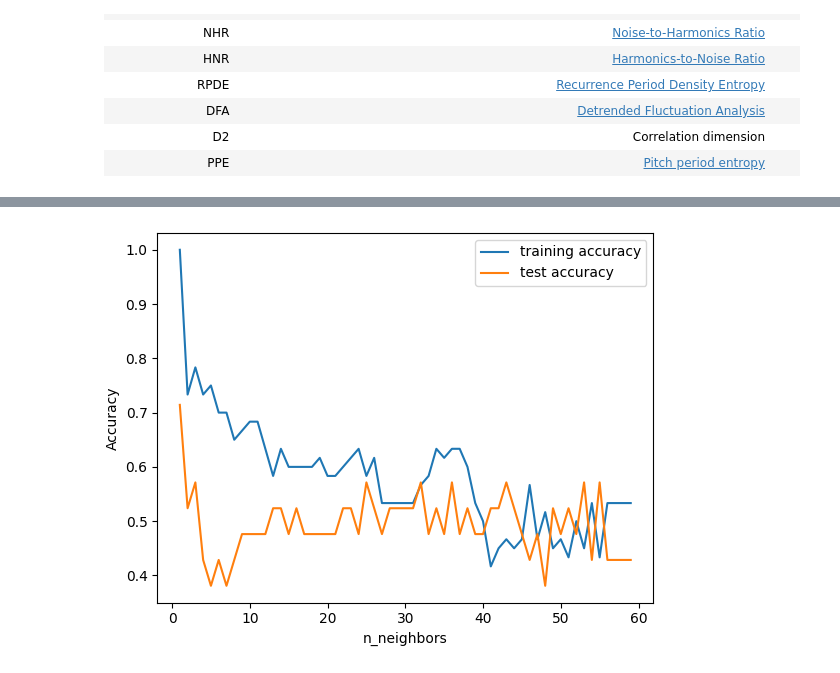
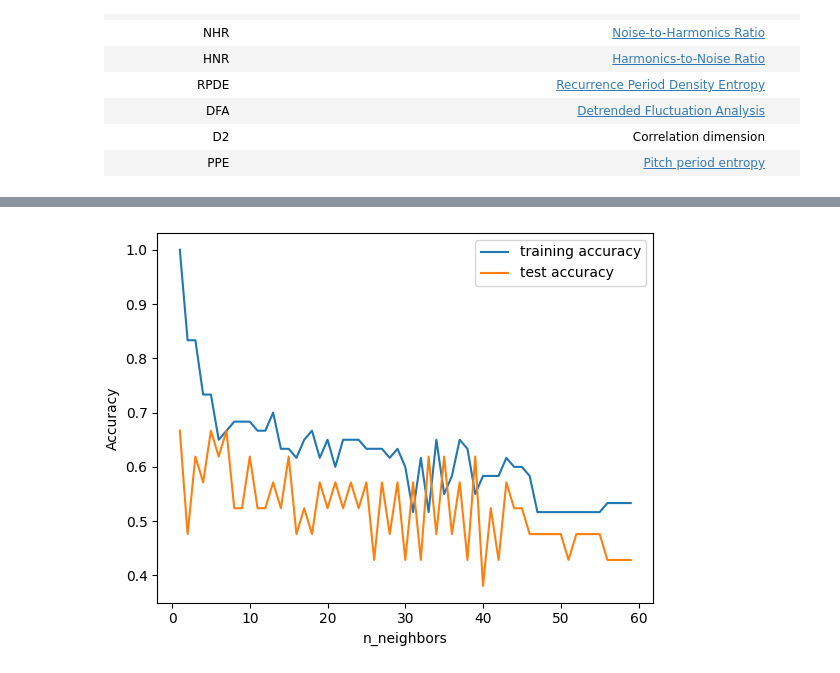
Before and after one commit to WobinWobin/mini-project, a Jupyter notebook: Step1.ipynb, the cells around one changed output, grey strips where cells are left out. Cells and saved outputs as stored; diff of their text form; code cells hidden in the pictures.

```diff
--- a/Step1.ipynb
+++ b/Step1.ipynb
@@ -51,6 +51,7 @@ def denoise(audio_files): # Takes a list of audio files
 # %%
 def extract_features(audio_file):
     sound = parselmouth.Sound(audio_file)
+    sound.scale_peak(10)
     pitch = sound.to_pitch()
     intensity = sound.to_intensity()
 
@@ -226,29 +234,29 @@ df
 # %%
 from sklearn.model_selection import train_test_split
 from sklearn.neighbors import KNeighborsClassifier
-X_train, X_test, y_train, y_test = train_test_split(df.drop(['Target'], axis=1),df['Target'],
+X_train, X_test, y_train, y_test = train_test_split(df.drop(['target'], axis=1),df['target'],
                                                     test_size=0.25,random_state=42)
 
 training_accuracy = []
 test_accuracy = []
 neighbors_settings = range(1, 60) # try n_neighbors from 1 to 50
 
 for n_neighbors in neighbors_settings:
     clf = KNeighborsClassifier(n_neighbors=n_neighbors)  # build the model
     clf.fit(X_train, y_train)
 
     training_accuracy.append(clf.score(X_train, y_train)) # record training set accuracy
     test_accuracy.append(clf.score(X_test, y_test))   # record generalization accuracy
 
 plt.plot(neighbors_settings, training_accuracy, label="training accuracy")
 plt.plot(neighbors_settings, test_accuracy, label="test accuracy")
 plt.ylabel("Accuracy")
 plt.xlabel("n_neighbors")
 plt.legend()
 
 pass
 # %% [output]
-[figure, old version]
+[figure, new version]
 # %%
 lahat_training = pd.DataFrame()
 lahat_test = pd.DataFrame()
```
Also changed, not shown: parts of 8 cells of this notebook, 2 other files.
